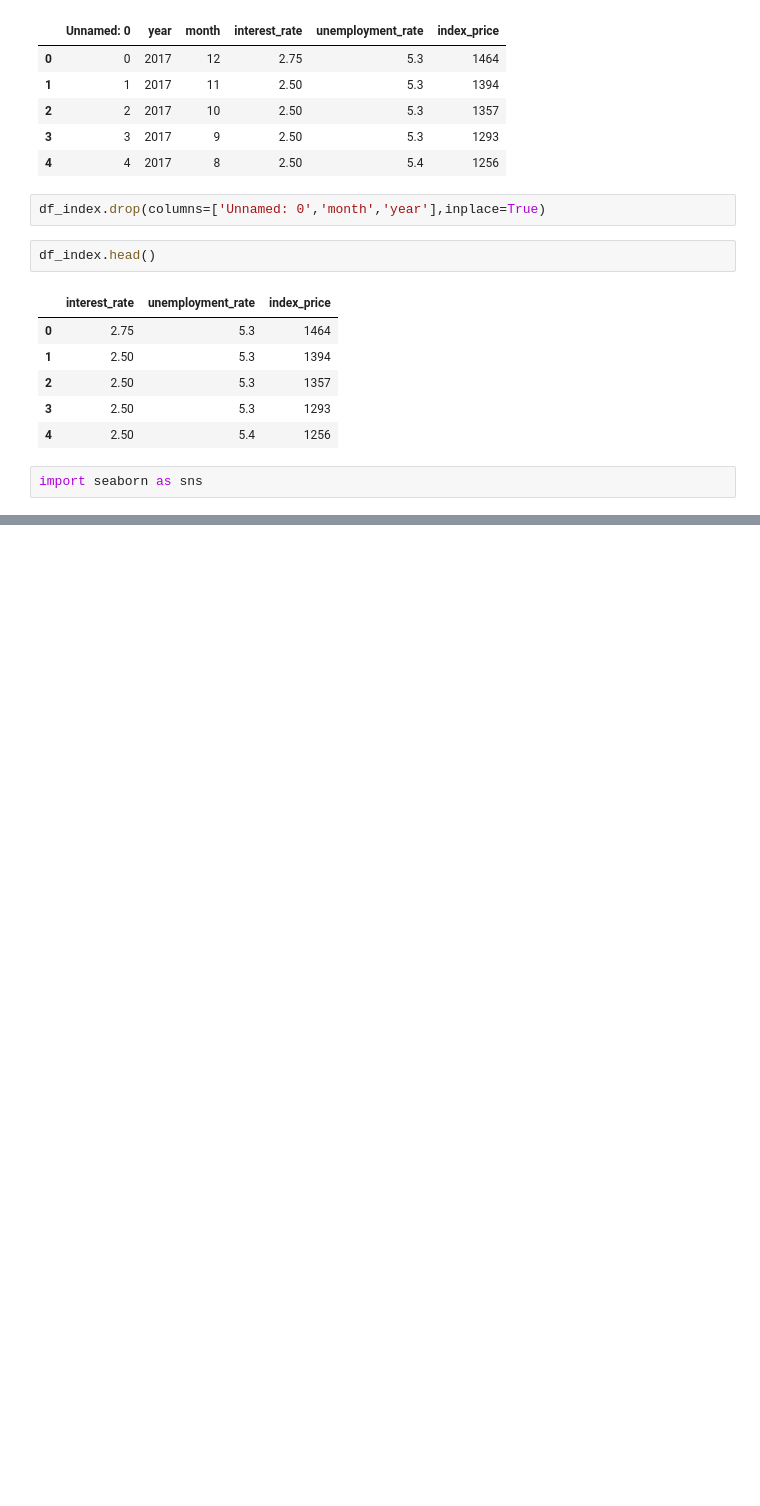
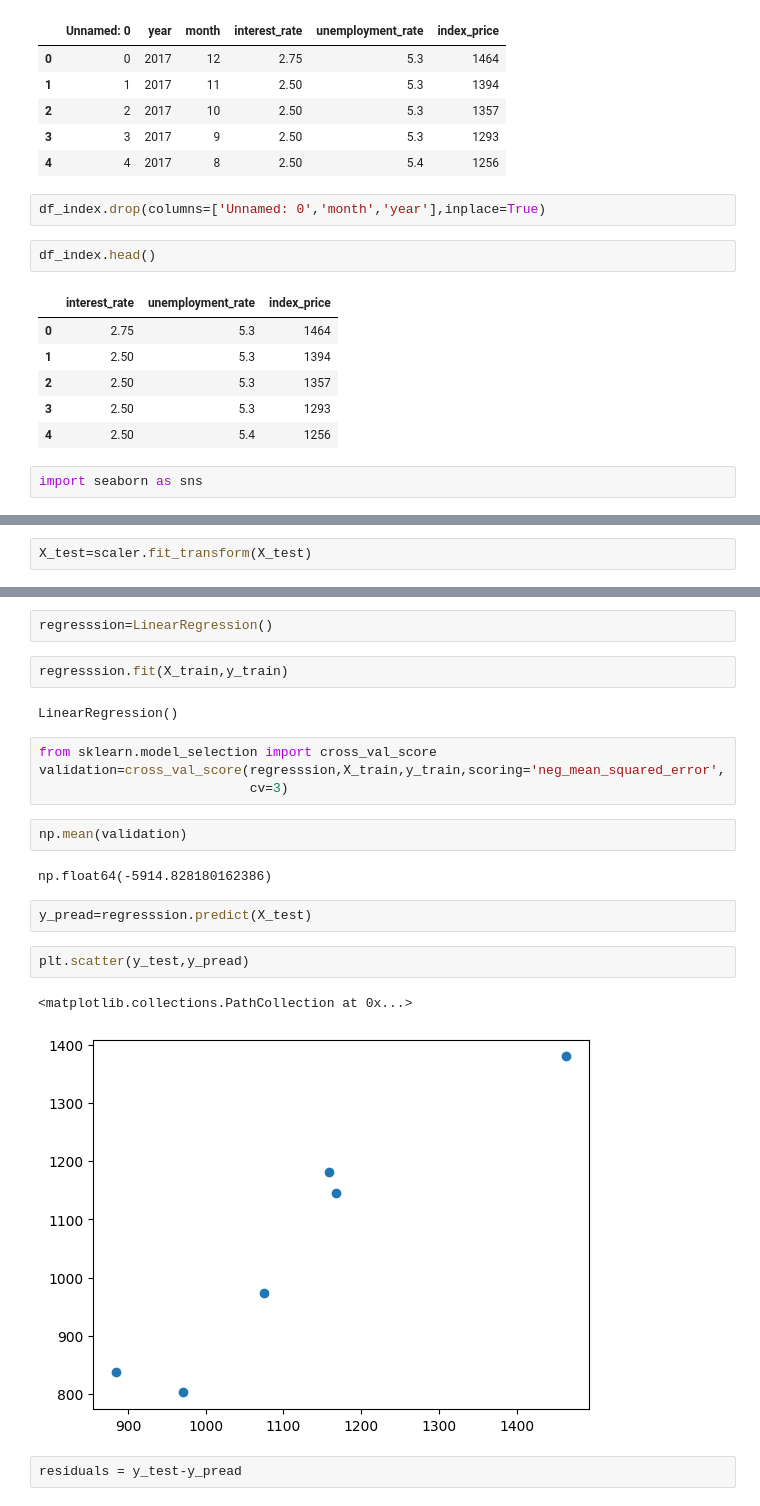
Before and after one commit to prabandh05/ML-models, a Jupyter notebook: linear-regression/multiLinearRegression.ipynb, the cells around one changed output, grey strips where cells are left out. Drawn from its saved outputs; the diff is of its cells as text; blank space fills up the shorter version.

```diff
--- a/linear-regression/multiLinearRegression.ipynb
+++ b/linear-regression/multiLinearRegression.ipynb
@@ -29,0 +84,2 @@ import seaborn as sns
+# %%
+X_test=scaler.fit_transform(X_test)
@@ -29,0 +88,23 @@ import seaborn as sns
+# %%
+regresssion=LinearRegression()
+# %%
+regresssion.fit(X_train,y_train)
+# %% [output]
+LinearRegression()
+# %%
+from sklearn.model_selection import cross_val_score
+validation=cross_val_score(regresssion,X_train,y_train,scoring='neg_mean_squared_error',
+                           cv=3)
+# %%
+np.mean(validation)
+# %% [output]
+np.float64(-5914.828180162386)
+# %%
+y_pread=regresssion.predict(X_test)
+# %%
+plt.scatter(y_test,y_pread)
+# %% [output]
+<matplotlib.collections.PathCollection at 0x...>
+[figure, added]
+# %%
+residuals = y_test-y_pread
```
Also changed, not shown: parts of 15 cells of this notebook, 2 other files.
